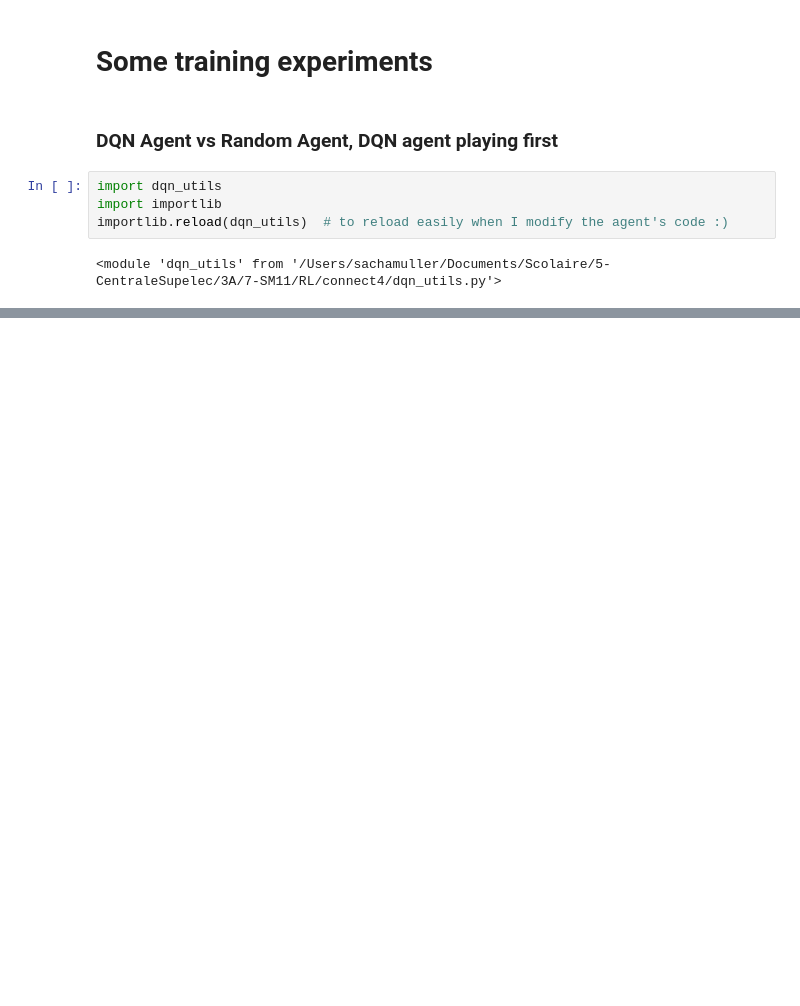
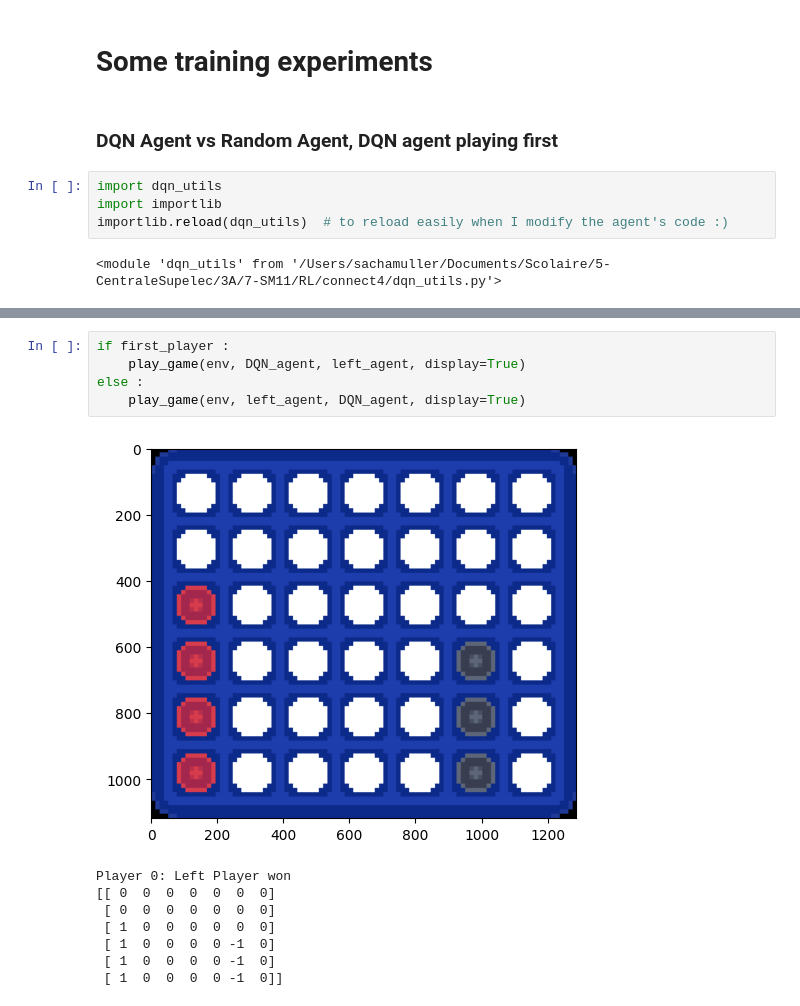
Before and after one commit to sachamuller/connect4, a Jupyter notebook: train_deep_q_learning.ipynb, the cells around one changed output, grey strips where cells are left out. Cells and saved outputs as stored; diff of their text form; blank space fills up the shorter version.

```diff
--- a/train_deep_q_learning.ipynb
+++ b/train_deep_q_learning.ipynb
@@ -258,0 +328,14 @@ Player 1: Random Agent won
+# %%
+if first_player :
+    play_game(env, DQN_agent, left_agent, display=True)
+else :
+    play_game(env, left_agent, DQN_agent, display=True)
+# %% [output]
+[figure, added]
+Player 0: Left Player won
+[[ 0  0  0  0  0  0  0]
+ [ 0  0  0  0  0  0  0]
+ [ 1  0  0  0  0  0  0]
+ [ 1  0  0  0  0 -1  0]
+ [ 1  0  0  0  0 -1  0]
+ [ 1  0  0  0  0 -1  0]]
```
Also changed, not shown: parts of 15 cells of this notebook, 1 other file.
